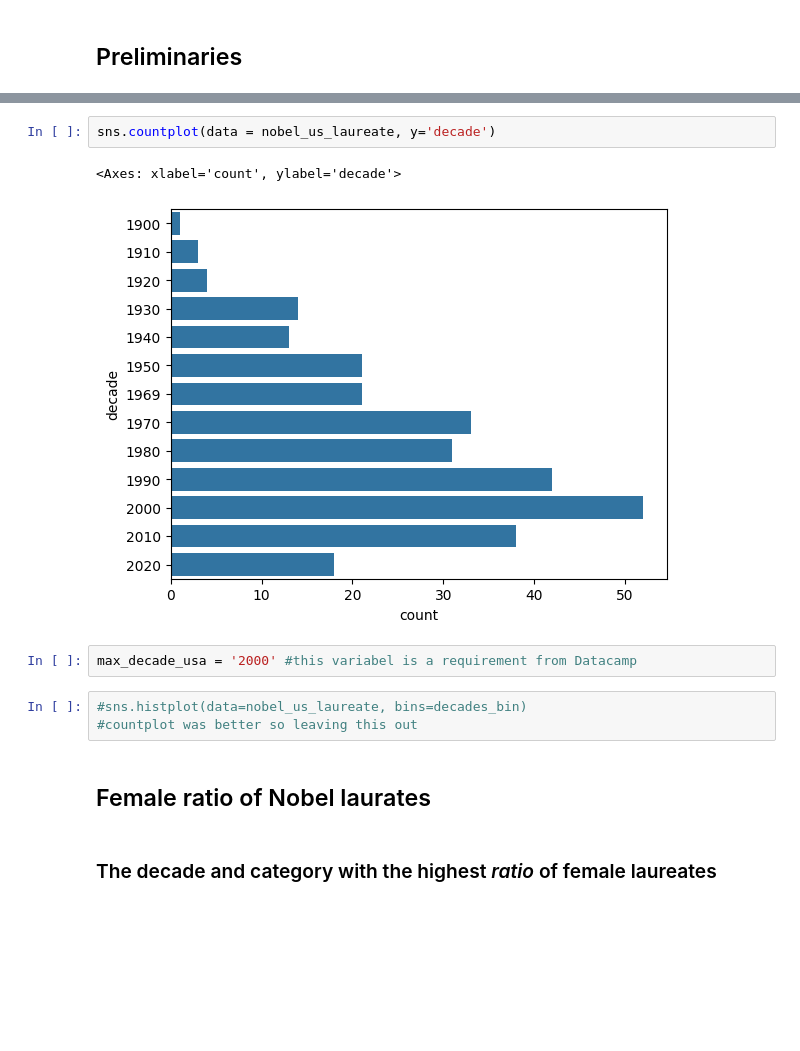
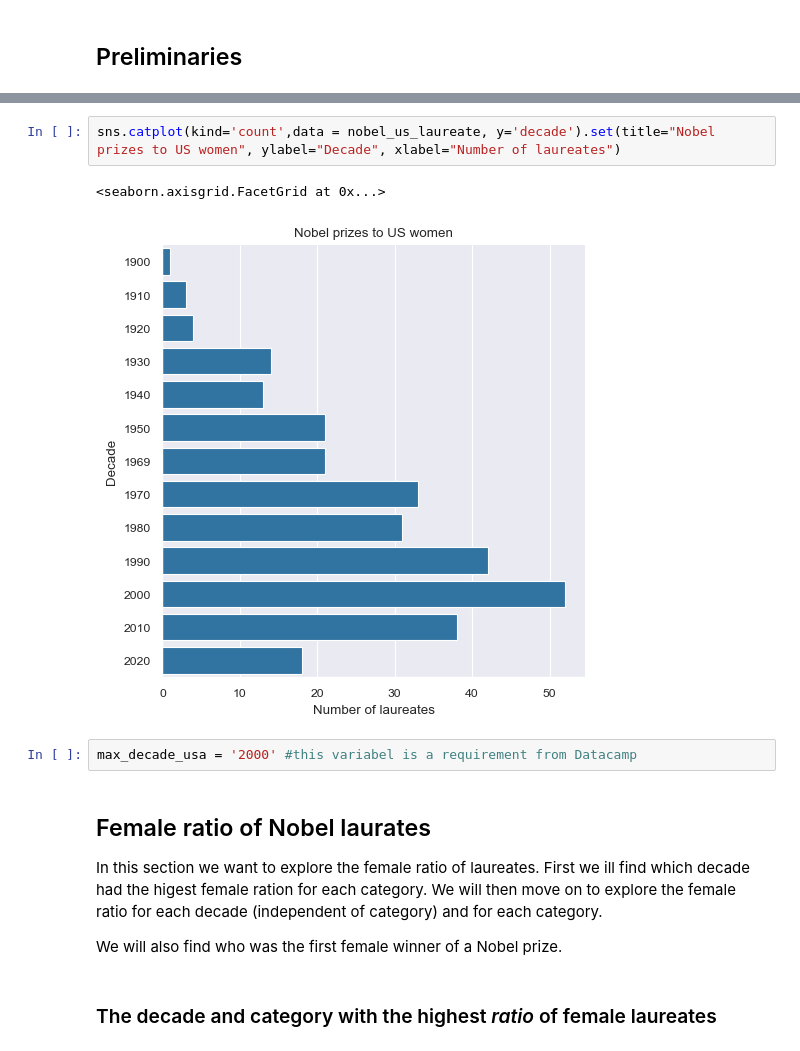
Before and after one commit to lenelise/Nobel_prize, a Jupyter notebook: nobel_prize.ipynb, the cells around one changed output, grey strips where cells are left out. Cells and saved outputs as stored; diff of their text form; blank space fills up the shorter version.

```diff
--- a/nobel_prize.ipynb
+++ b/nobel_prize.ipynb
@@ -221,15 +181,15 @@ nobel_us_laureate.head(2)
-# %%
-sns.countplot(data = nobel_us_laureate, y='decade')
-# %% [output]
-<Axes: xlabel='count', ylabel='decade'>
-[figure, removed]
+# %%
+sns.catplot(kind='count',data = nobel_us_laureate, y='decade').set(title="Nobel prizes to US women", ylabel="Decade", xlabel="Number of laureates")
+# %% [output]
+<seaborn.axisgrid.FacetGrid at 0x...>
+[figure, added]
 # %%
 max_decade_usa = '2000' #this variabel is a requirement from Datacamp
-# %%
-#sns.histplot(data=nobel_us_laureate, bins=decades_bin)
-#countplot was better so leaving this out
-# %% [markdown]
-## Female ratio of Nobel laurates
+# %% [markdown]
+## Female ratio of Nobel laurates
+In this section we want to explore the female ratio of laureates. First we ill find which decade had the higest female ration for each category. We will then move on to explore the female ratio for each decade (independent of category) and for each category.
+
+We will also find who was the first female winner of a Nobel prize.
 # %% [markdown]
 ### The decade and category with the highest *ratio* of female laureates
 # %%
```
Also changed, not shown: parts of 37 cells of this notebook.
